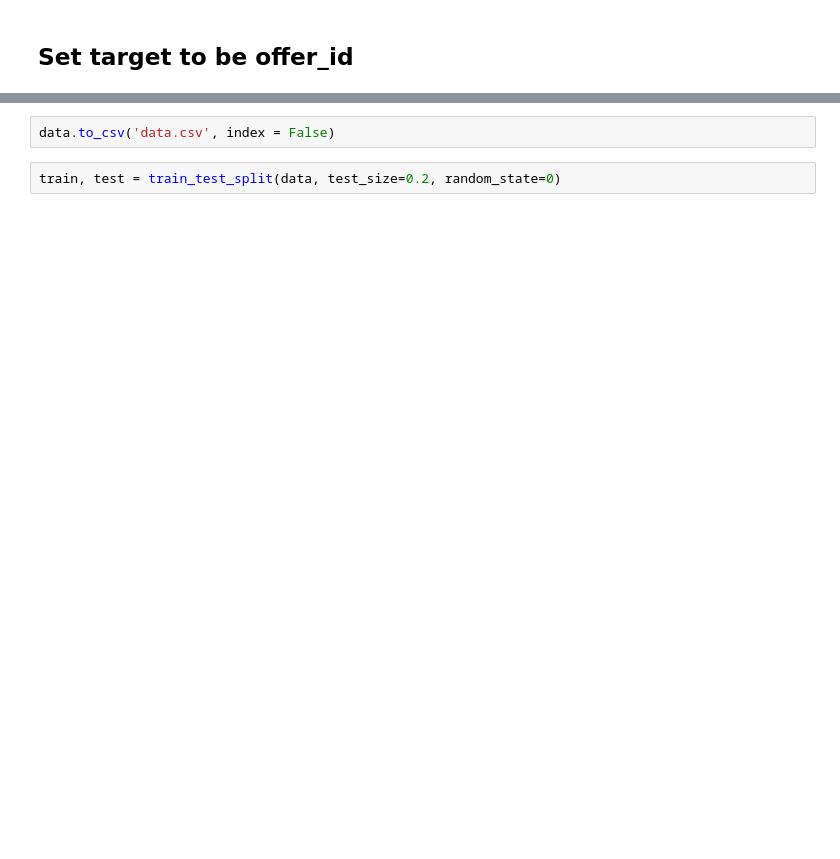
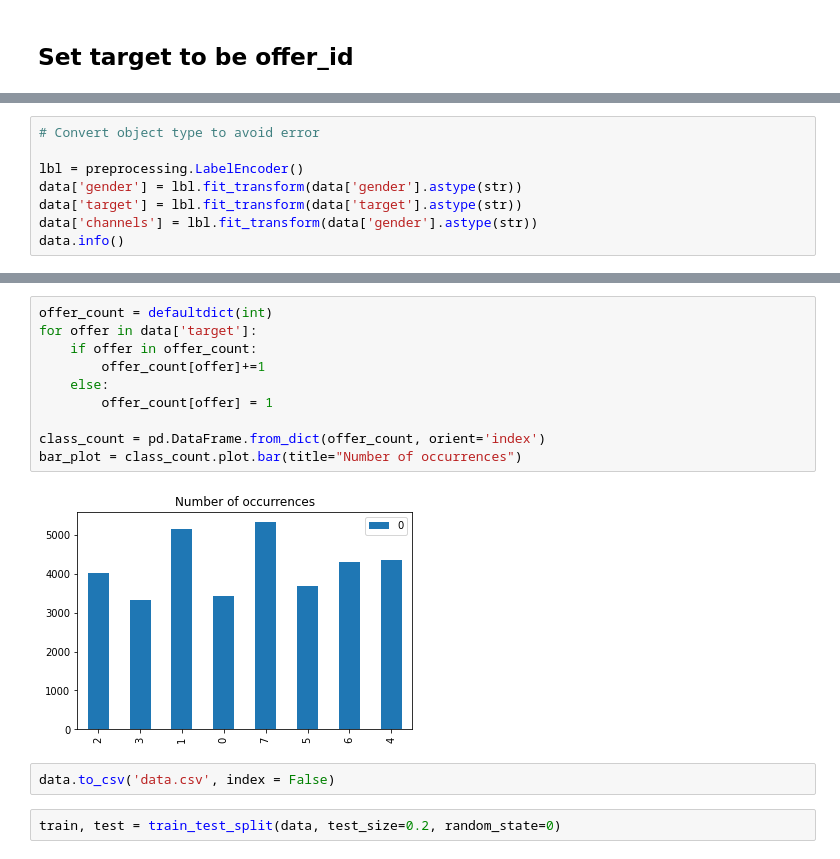
Before and after one commit to beauvilerobed/predict-consumer-responses, a Jupyter notebook: sagemaker.ipynb, the cells around one changed output, grey strips where cells are left out. Saved outputs shown, nothing was run; the diff lists cells and outputs as text; blank space fills up the shorter version.

```diff
--- a/sagemaker.ipynb
+++ b/sagemaker.ipynb
@@ -277,0 +226,8 @@ array([[<AxesSubplot:title={'center':'time'}>,
+# %%
+# Convert object type to avoid error
+
+lbl = preprocessing.LabelEncoder()
+data['gender'] = lbl.fit_transform(data['gender'].astype(str))
+data['target'] = lbl.fit_transform(data['target'].astype(str))
+data['channels'] = lbl.fit_transform(data['gender'].astype(str))
+data.info()
@@ -278,3 +278,15 @@ array([[<AxesSubplot:title={'center':'time'}>,
+# %%
+offer_count = defaultdict(int)
+for offer in data['target']:
+    if offer in offer_count:
+        offer_count[offer]+=1
+    else:
+        offer_count[offer] = 1
+
+class_count = pd.DataFrame.from_dict(offer_count, orient='index')
+bar_plot = class_count.plot.bar(title="Number of occurrences")
+# %% [output]
+[figure, added]
 # %%
 data.to_csv('data.csv', index = False)
 # %%
```
Also changed, not shown: parts of 56 cells of this notebook, 8 other files.
